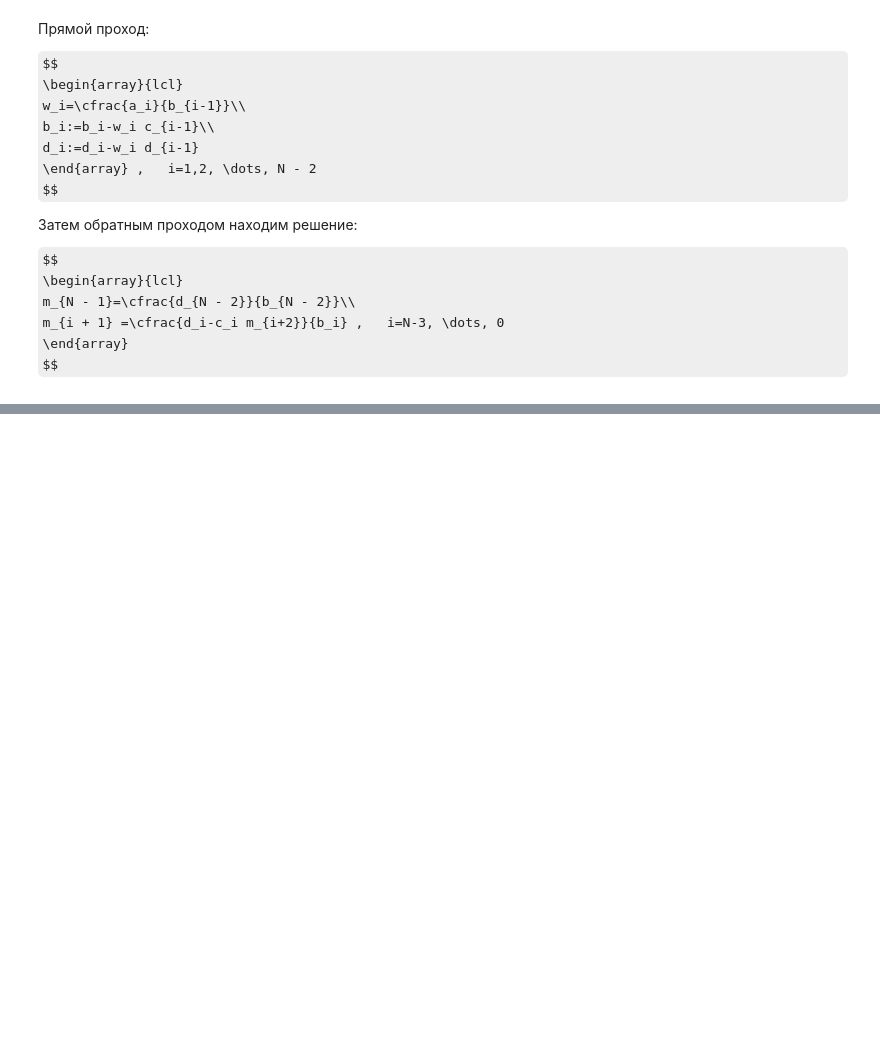
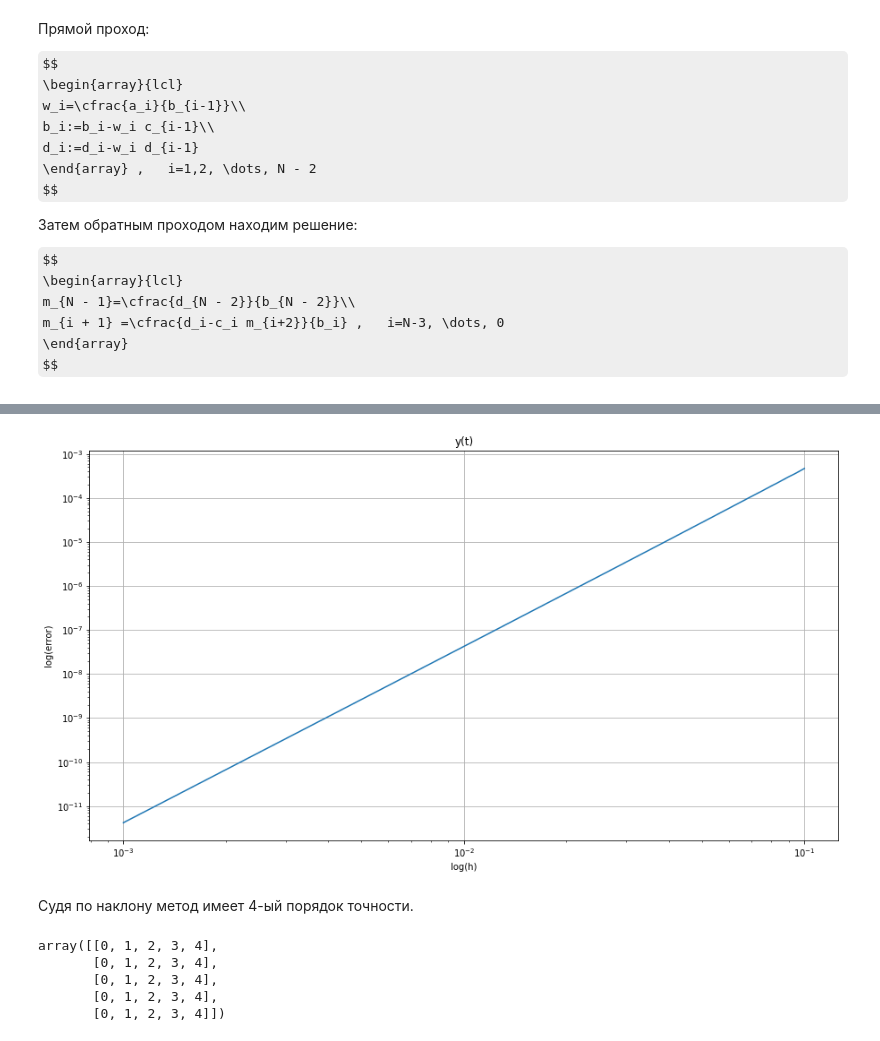
Before and after one commit to Andrey-Tkachev/threshold-dynamics, a Jupyter notebook: report.ipynb, the cells around one changed output, grey strips where cells are left out. Saved outputs shown, nothing was run; the diff lists cells and outputs as text; code cells hidden in the pictures; some formulas as TeX source; blank space fills up the shorter version.

```diff
--- a/report.ipynb
+++ b/report.ipynb
@@ -267,0 +346,17 @@ $$
+# %%
+error(errors[1, :], 'y(t)')
+# %% [output]
+[figure, added]
+# %% [markdown]
+Судя по наклону метод имеет 4-ый порядок точности.
+# %%
+x = np.arange(0, 5, 1)
+y = np.arange(0, 5, 1)
+xx, yy = np.meshgrid(x, y)
+xx
+# %% [output]
+array([[0, 1, 2, 3, 4],
+       [0, 1, 2, 3, 4],
+       [0, 1, 2, 3, 4],
+       [0, 1, 2, 3, 4],
+       [0, 1, 2, 3, 4]])
```
Also changed, not shown: parts of 10 cells of this notebook, 20 other files.
